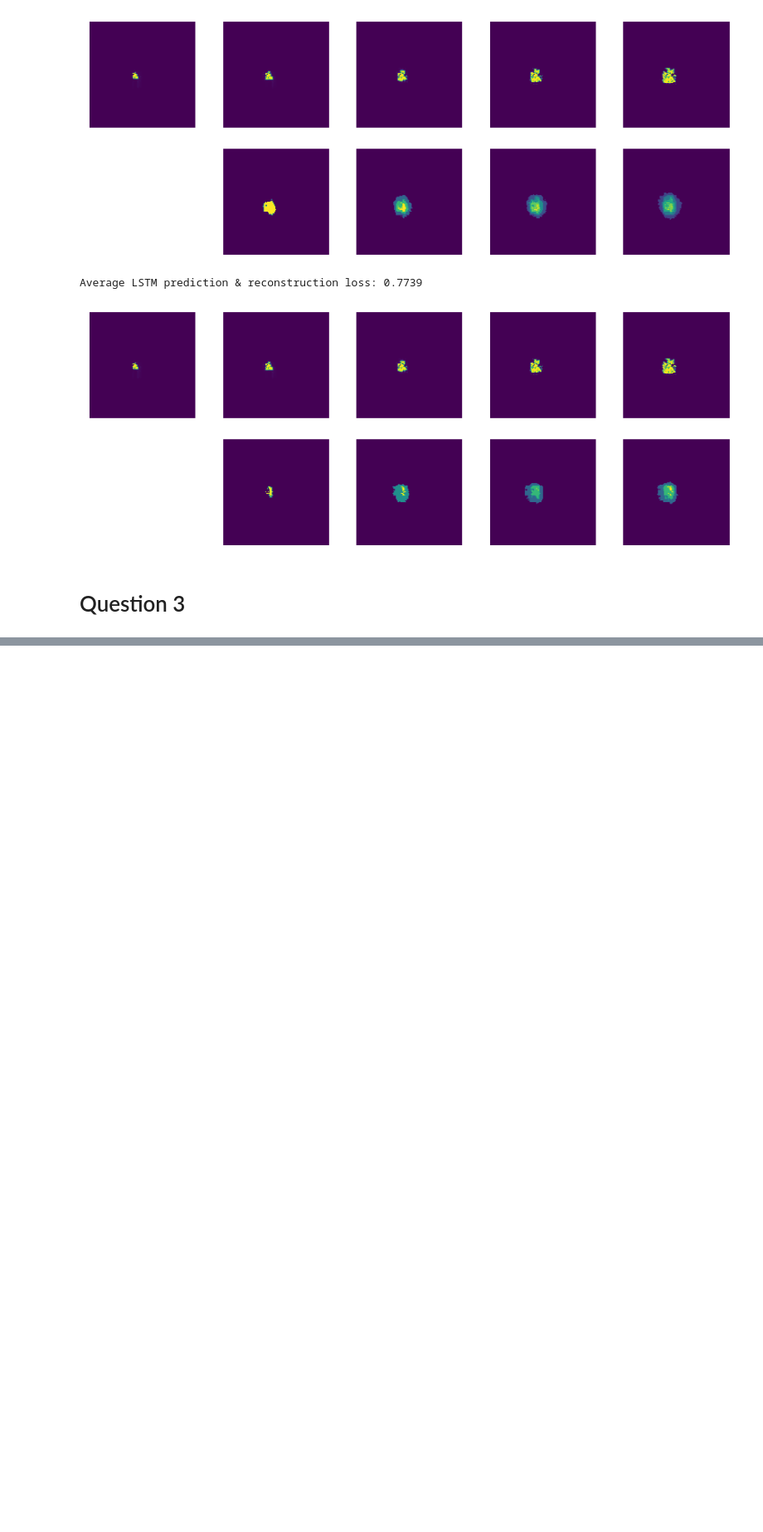
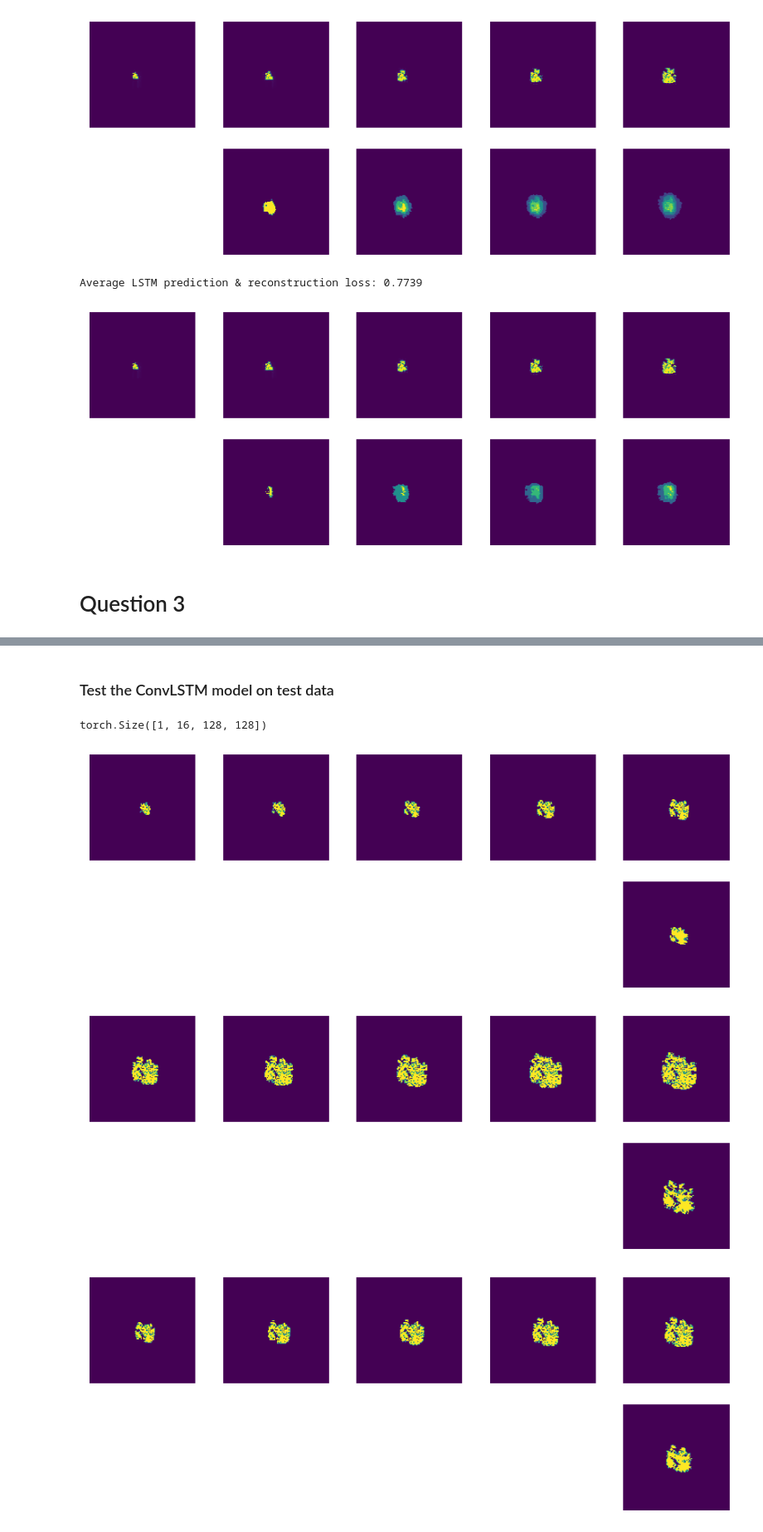
Before and after one commit to libinglun/video-prediction, a Jupyter notebook: video_prediction.ipynb, the cells around one changed output, grey strips where cells are left out. Shown at 83% size. Saved outputs shown, nothing was run; the diff lists cells and outputs as text; code cells hidden in the pictures; blank space fills up the shorter version.

```diff
--- a/video_prediction.ipynb
+++ b/video_prediction.ipynb
@@ -569,0 +767,21 @@ Average LSTM prediction & reconstruction loss: 0.7739
+# %%
+def train_convlstm(model):
+    num_epochs = 20
+    optimizer = optim.Adam(model.parameters(), lr=1e-4)
+    criterion = nn.BCELoss()
+    sigmoid = nn.Sigmoid()
+
+    for epoch in range(num_epochs):
+        for input_seq, target_seq in train_dataloader:
+            optimizer.zero_grad()
+            out_seq = model(input_seq)
+            # print(check_range(sigmoid(out_seq)), out_seq.shape, out_seq)
+            loss = criterion(out_seq.flatten(), target_seq.flatten())         # out_seq shape [batch_size, 1, 128, 128]
+            loss.backward()
+            optimizer.step()
+
+        print(f'Epoch [{epoch+1}/{num_epochs}], Loss: {loss.item():.4f}')
+# %%
+ConvLSTM = Seq2Seq(num_channels=1, num_kernels=4, kernel_size=(3, 3), padding=(1, 1), activation='relu', frame_size=(128, 128), num_layers=2)
+# %%
+train_convlstm(ConvLSTM)
@@ -569,0 +809,27 @@ Average LSTM prediction & reconstruction loss: 0.7739
+# %% [markdown]
+### Test the ConvLSTM model on test data
+# %%
+test_videos_tensor[0:1].shape
+# %% [output]
+torch.Size([1, 16, 128, 128])
+# %%
+# require shape: [1, 1, 4, 128, 128], test data shape [8, 16, 128, 128]
+test_dataloader = generate_seq2seq_dataset(test_videos_tensor[0:1], 3, input_len=4, targat_len=1)
+# %%
+for test_input, target in test_dataloader:
+    fig, ax = plt.subplots(2, 5, figsize=(11, 4))
+    test_output = ConvLSTM(test_input)  # test output shape [1, 1, 128, 128]
+    inputs = torch.split(test_input, dim=2, split_size_or_sections=1) # 4 * [1, 1, 1, 128, 128]
+    for index, frame in enumerate(inputs):
+        greyscale_image = ((frame > 0.5)*255).squeeze(0, 1, 2).numpy() # shape [128, 128]
+        ax[0, index].imshow(greyscale_image)
+    ax[0, 4].imshow(((target>0.5)*255).squeeze(0, 1).numpy())
+    ax[1, 4].imshow(((test_output>0.5)*255).squeeze(0, 1).numpy())
+
+    for i in range(5):
+        ax[0, i].axis('OFF')
+        ax[1, i].axis('OFF')
+# %% [output]
+[figure, added]
+[figure, added]
+[figure, added]
```
Also changed, not shown: parts of 13 cells of this notebook, 3 other files.
